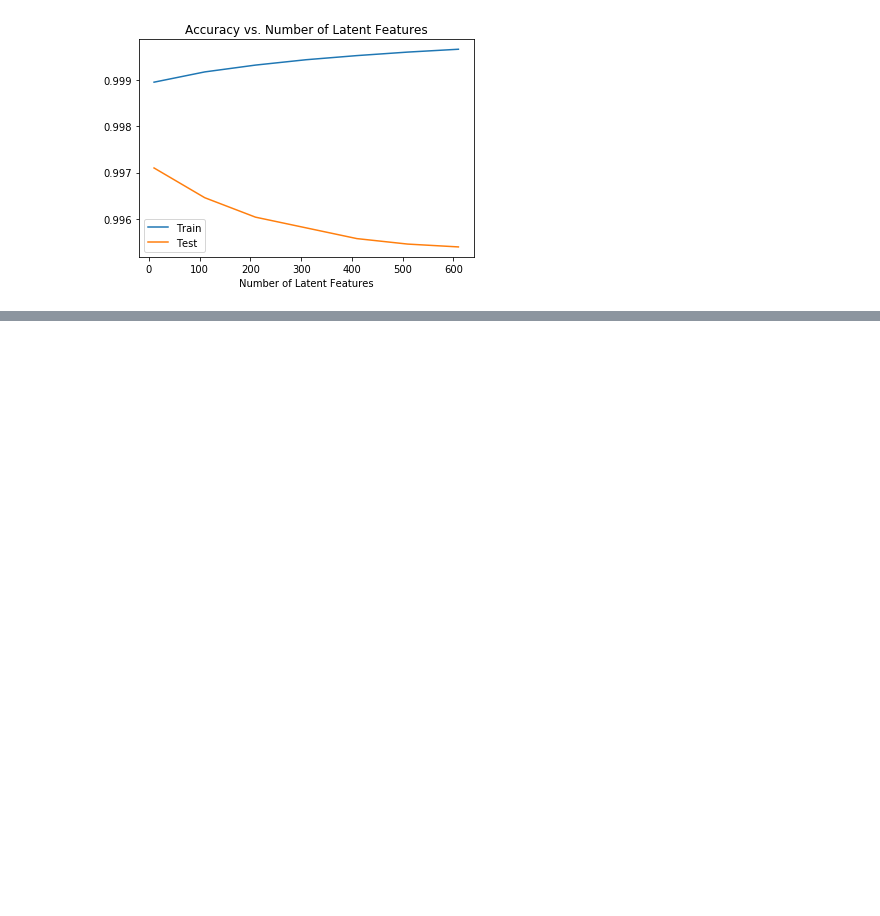
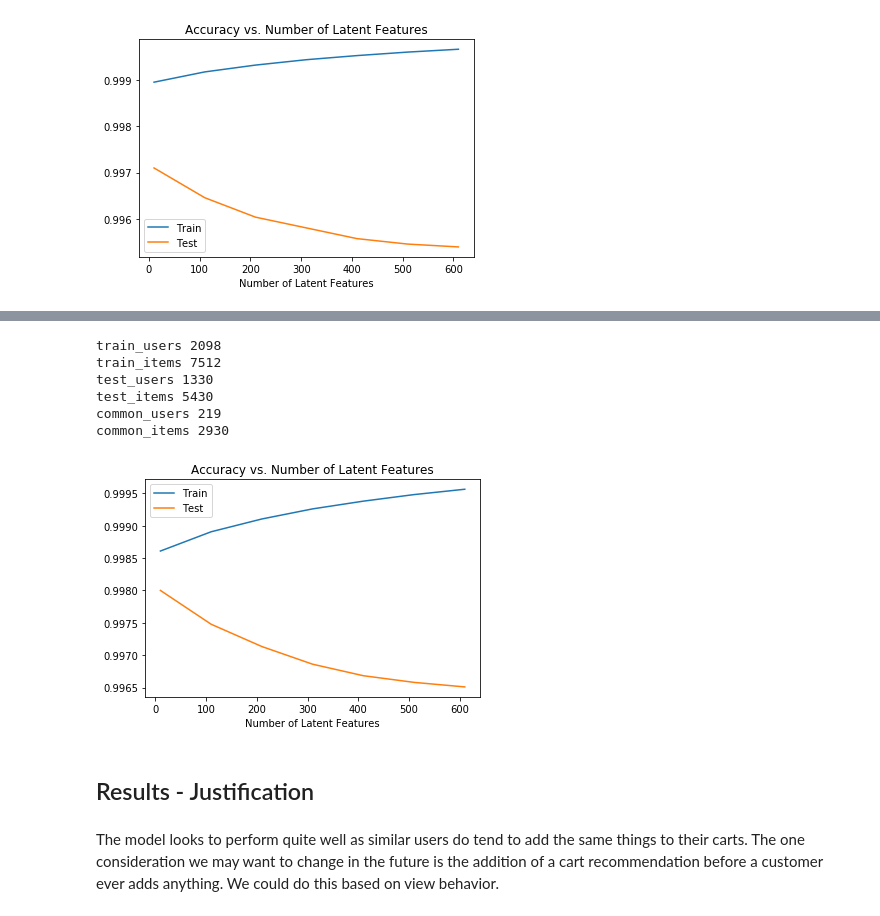
Before and after one commit to adriangbrown/datascience, a Jupyter notebook: capstone/product_recommendations.ipynb, the cells around one changed output, grey strips where cells are left out. Saved outputs shown, nothing was run; the diff lists cells and outputs as text; code cells hidden in the pictures; blank space fills up the shorter version.

Commit message:
model evaluation, validation, and justification

```diff
--- a/capstone/product_recommendations.ipynb
+++ b/capstone/product_recommendations.ipynb
@@ -685,0 +742,62 @@ plt.title('Accuracy vs. Number of Latent Features');
+# %%
+print('train_users', len(train_users))
+print('train_items', len(train_items))
+print('test_users', len(test_users))
+print('test_items', len(test_items))
+print('common_users', len(common_users))
+print('common_items', len(common_items))
+# %% [output]
+train_users 2098
+train_items 7512
+test_users 1330
+test_items 5430
+common_users 219
+common_items 2930
+# %%
+row_idx = user_item_train.index.isin(common_users)
+col_idx = user_item_train.columns.isin(common_items)
+# %%
+u_train, s_train, vt_train = np.linalg.svd(user_item_train)
+# %%
+u_test = u_train[row_idx, :]
+vt_test = vt_train[:, col_idx]
+num_latent_feats = np.arange(10,700+10,100)
+sum_train = []
+sum_tests = []
+user_item_test.shape
+# Filter test set to only include users across both training and testing
+user_item_compare = user_item_test.loc[common_users, common_items]
+# %%
+for k in num_latent_feats:
+    # Train: restructure with k latent features
+    s_new, u_new, vt_new = np.diag(s[:k]), u[:, :k], vt[:k, :]
+
+    # Test: restructure with k latent features
+    s_train_lat = np.diag(s_train[:k])
+    u_test_lat, vt_test_lat = u_test[:, :k], vt_test[:k, :]
+
+    # Train and Test: take dot product
+    user_item_est = np.around(np.dot(np.dot(u_new, s_new), vt_new))
+    test_pred = np.around(np.dot(np.dot(u_test_lat, s_train_lat), vt_test_lat))
+
+    # Train and Test: compute error for each prediction to actual value
+    diffs_train = np.subtract(cart_product, user_item_est)
+    diffs_test = np.subtract(user_item_compare, test_pred)
+
+    # Train and Test: total errors and keep track of them
+    err_train = np.sum(np.sum(np.abs(diffs_train)))
+    sum_train.append(err_train)
+    err_test = np.sum(np.sum(np.abs(diffs_test)))
+    sum_tests.append(err_test)
+
+plt.plot(num_latent_feats, 1 - np.array(sum_train)/(user_item_train.shape[0]*user_item_train.shape[1]), label = "Train");
+plt.plot(num_latent_feats, 1 - np.array(sum_tests)/(user_item_compare.shape[0]*user_item_compare.shape[1]), label = "Test")
+plt.xlabel('Number of Latent Features');
+plt.legend()
+plt.title('Accuracy vs. Number of Latent Features');
+# %% [output]
+[figure, added]
+# %% [markdown]
+## Results - Justification
+# %% [markdown]
+The model looks to perform quite well as similar users do tend to add the same things to their carts. The one consideration we may want to change in the future is the addition of a cart recommendation before a customer ever adds anything.  We could do this based on view behavior.
```
Also changed, not shown: parts of 10 cells of this notebook.
